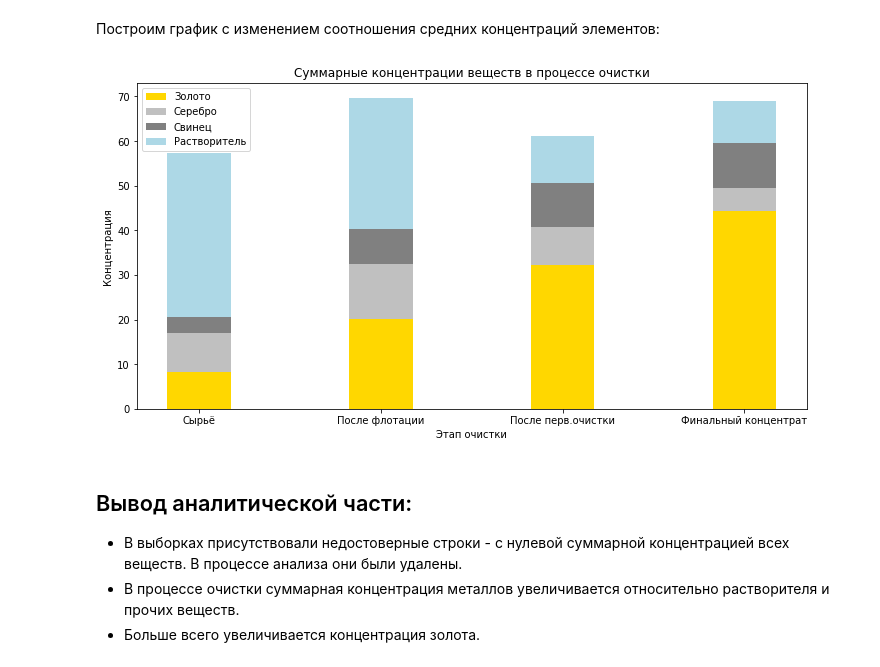
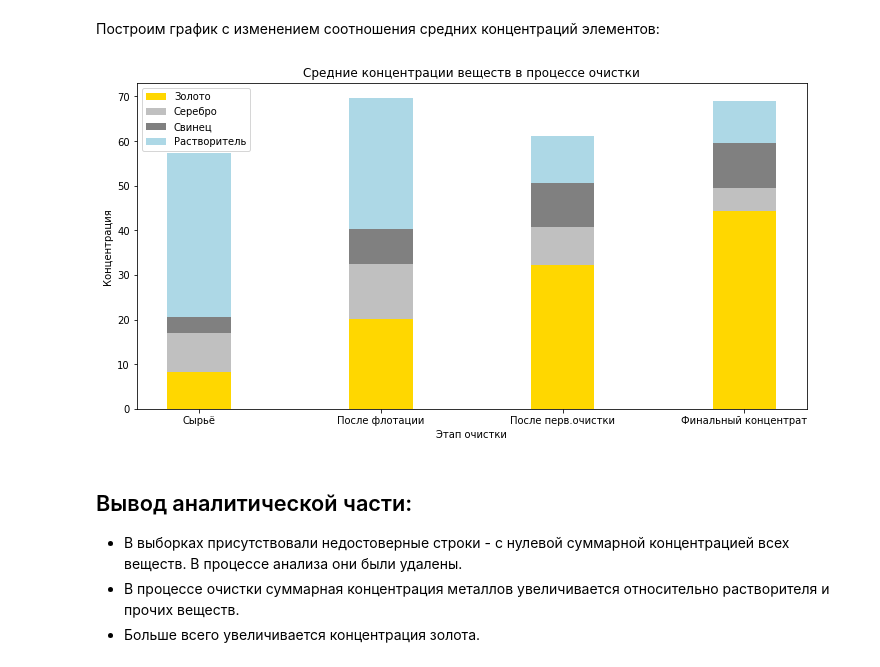
Before and after one commit to Realnemezida/Projects, a Jupyter notebook: Study_of_gold_technological_purification/Исследование технологического процесса очистки золота(9).ipynb, the cells around one changed output. Drawn from its saved outputs; the diff is of its cells as text; code cells hidden in the pictures.

```diff
--- a/Study_of_gold_technological_purification/Исследование технологического процесса очистки золота(9).ipynb
+++ b/Study_of_gold_technological_purification/Исследование технологического процесса очистки золота(9).ipynb
@@ -807,32 +810,32 @@ print('Данных после операции:', len(df_full))
 # %%
 labels = ['Сырьё', 'После флотации', 'После перв.очистки', 'Финальный концентрат']
 
 aurum = np.array([df_full['rougher.input.feed_au'].mean(), df_full['rougher.output.concentrate_au'].mean(),
     df_full['primary_cleaner.output.concentrate_au'].mean(), df_full['final.output.concentrate_au'].mean()])
 # золото
 argentum = np.array([df_full['rougher.input.feed_ag'].mean(), df_full['rougher.output.concentrate_ag'].mean(),
     df_full['primary_cleaner.output.concentrate_ag'].mean(), df_full['final.output.concentrate_ag'].mean()])
 # серебро
 plumbum = np.array([df_full['rougher.input.feed_pb'].mean(), df_full['rougher.output.concentrate_pb'].mean(),
     df_full['primary_cleaner.output.concentrate_pb'].mean(), df_full['final.output.concentrate_pb'].mean()])
 # свинец
 solvent = np.array([df_full['rougher.input.feed_sol'].mean(), df_full['rougher.output.concentrate_sol'].mean(),
     df_full['primary_cleaner.output.concentrate_sol'].mean(), df_full['final.output.concentrate_sol'].mean()])
 # растворитель
 width = 0.35 # ширина столбца
 fig, ax = plt.subplots(figsize = (12, 6)) # размер окна
 ax.bar(labels, aurum,  width, label='Золото', color = "gold") # золото
 ax.bar(labels, argentum, width, bottom=aurum, label='Серебро', color = 'silver') # серебро
 ax.bar(labels, plumbum, width, bottom=aurum+argentum, label='Свинец', color = 'grey') # свинец
 ax.bar(labels, solvent, width, bottom=aurum+argentum+plumbum, label='Растворитель', color = 'lightblue') # растворитель
 ax.set_ylabel('Концентрация')
 ax.set_xlabel("Этап очистки")
-ax.set_title('Суммарные концентрации веществ в процессе очистки')
+ax.set_title('Средние концентрации веществ в процессе очистки')
 ax.legend()
 
 plt.show()
 # %% [output]
-[figure, old version]
+[figure, new version]
 # %% [markdown]
 ## Вывод аналитической части:
 - В выборках присутствовали недостоверные строки - с нулевой суммарной концентрацией всех веществ. В процессе анализа они были удалены.
```
Also changed, not shown: parts of 1 cell of this notebook.
